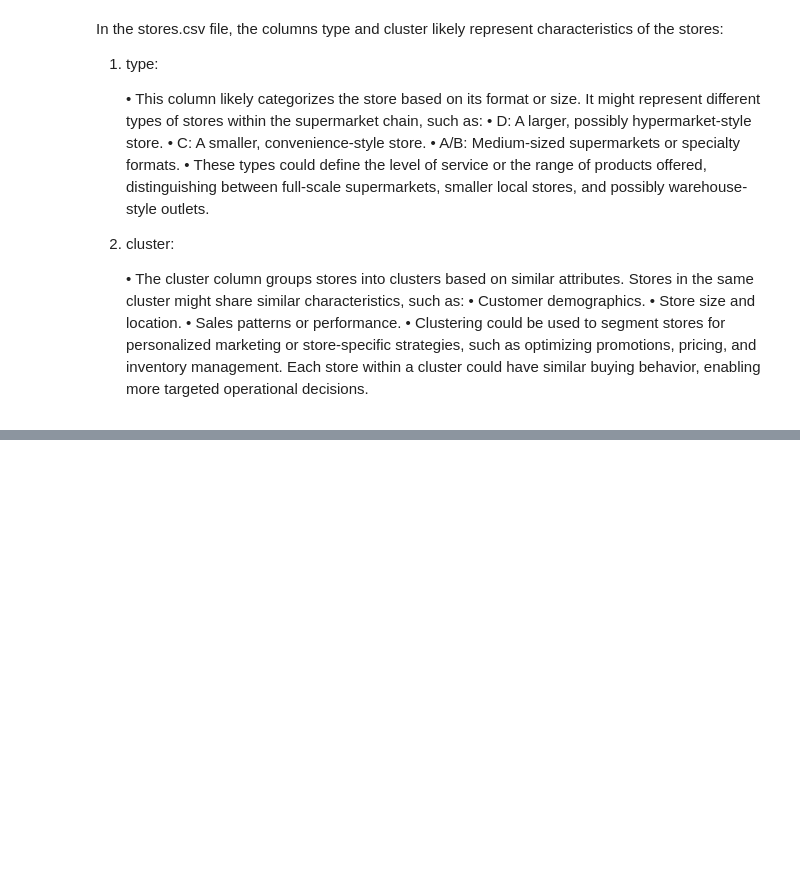
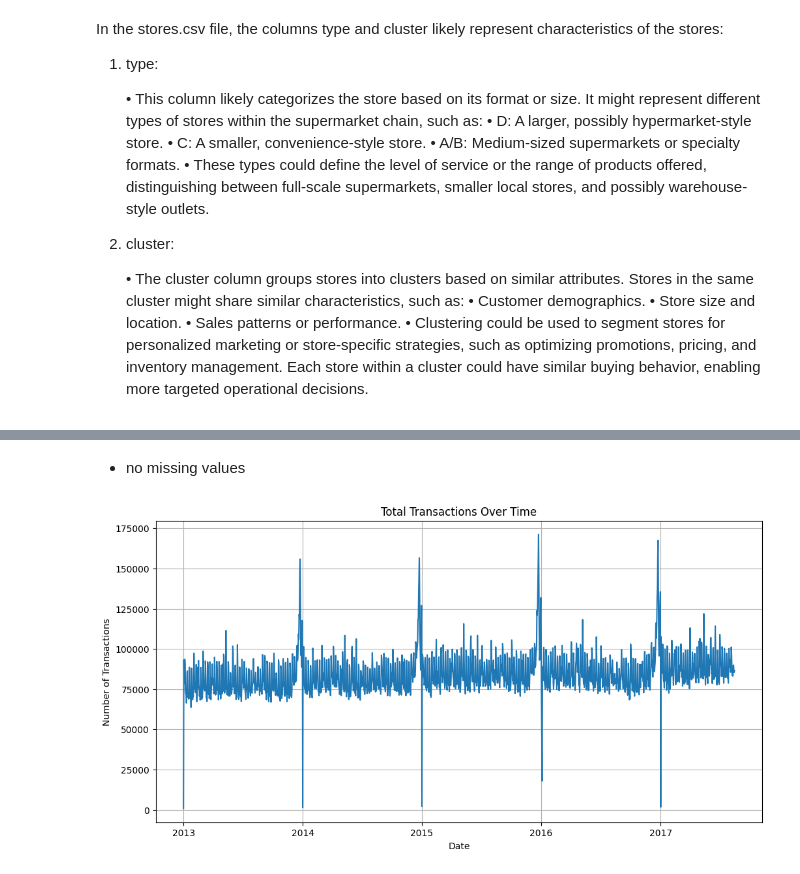
Before and after one commit to frederikerpenstein/capstone-project-sales-forecast, a Jupyter notebook: notebooks/01_Data_Load_EDA.ipynb, the cells around one changed output, grey strips where cells are left out. Drawn from its saved outputs; the diff is of its cells as text; code cells hidden in the pictures; blank space fills up the shorter version.

Commit message:
EDA Transaction

```diff
--- a/notebooks/01_Data_Load_EDA.ipynb
+++ b/notebooks/01_Data_Load_EDA.ipynb
@@ -1311,0 +1342,24 @@ Average Sales by Store Cluster:
+# %% [markdown]
+* no missing values
+# %%
+# Check the date range in the dataset
+df_transactions['date'].min(), df_transactions['date'].max()
+
+# Convert 'date' to datetime format if it's not already
+df_transactions['date'] = pd.to_datetime(df_transactions['date'])
+
+# Transactions per day
+transactions_per_day = df_transactions.groupby('date')['transactions'].sum()
+
+# Plotting transactions over time
+import matplotlib.pyplot as plt
+
+plt.figure(figsize=(12, 6))
+plt.plot(transactions_per_day)
+plt.title('Total Transactions Over Time')
+plt.xlabel('Date')
+plt.ylabel('Number of Transactions')
+plt.grid(True)
+plt.show()
+# %% [output]
+[figure, added]
```
Also changed, not shown: parts of 20 cells of this notebook.
